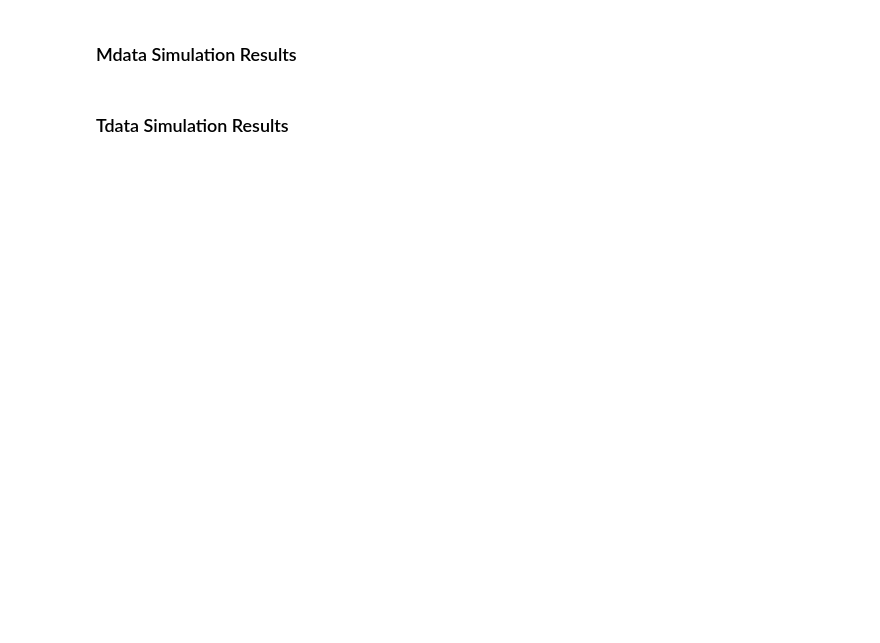
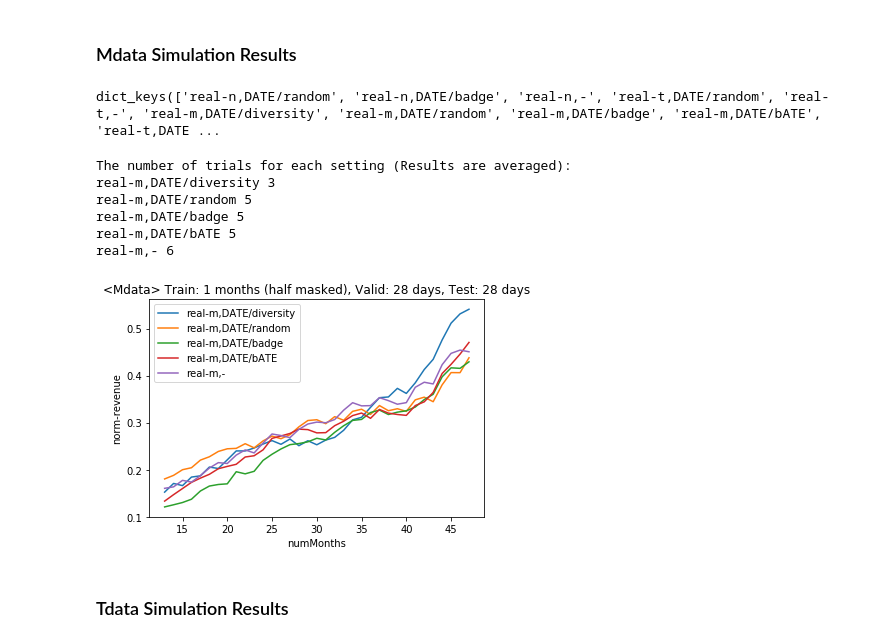
Before and after one commit to Seondong/Customs-Fraud-Detection, a Jupyter notebook: analysis.ipynb, the cells around one changed output. Drawn from its saved outputs; the diff is of its cells as text; code cells hidden in the pictures; blank space fills up the shorter version.

Commit message:
update analysis-week.ipynb

```diff
--- a/analysis.ipynb
+++ b/analysis.ipynb
@@ -5,5 +16,5 @@ import glob
 import os
 pd.options.display.max_columns=50
 # %%
-results = glob.glob('./results/performances/www21-result-*')   # prelim-all-include-semi/
+results = glob.glob('./results/performances/quick-result-*')   # quick- or www21-
 list1, list2 = zip(*sorted(zip([os.stat(result).st_size for result in results], results)))
@@ -65,24 +67,36 @@ df[['data','subsamplings']]
+# %%
+full_results.keys()
+# %% [output]
+dict_keys(['real-n,DATE/random', 'real-n,DATE/badge', 'real-n,-', 'real-t,DATE/random', 'real-t,-', 'real-m,DATE/diversity', 'real-m,DATE/random', 'real-m,DATE/badge', 'real-m,DATE/bATE', 'real-t,DATE ...
 # %%
 plt.figure()
 # info = ','.join(list(df[['data', 'samplings']].iloc[0]))
 
 result_one_dataset = [key for key in full_results.keys() if 'real-m' in key]
 print('The number of trials for each setting (Results are averaged):')
 for key in result_one_dataset:
-     if key != 'real-m,xgb':
-        print(key, len(full_results[key]))
-        avg_result = pd.concat([*full_results[key]], axis=1).mean(axis=1)
-        plt.plot(avg_result.index, avg_result, label=key)
+    print(key, len(full_results[key]))
+    avg_result = pd.concat([*full_results[key]], axis=1).mean(axis=1)
+    plt.plot(avg_result.index, avg_result, label=key)
 
 # # printing test_illicit_rate
 # tir = pd.read_csv(list2[-1])['test_illicit_rate'].rolling(window=7).mean()
 # plt.plot(tir.index, tir, label='Test illicit rate (ref)')
 
-plt.legend(loc='lower right')
+plt.title('<Mdata> Train: 1 months (half masked), Valid: 28 days, Test: 28 days')
+plt.legend(loc='upper left')
 plt.ylabel(var)
-plt.xlabel('numWeeks')
+plt.xlabel('numMonths')
 plt.show()
 plt.close()
+# %% [output]
+The number of trials for each setting (Results are averaged):
+real-m,DATE/diversity 3
+real-m,DATE/random 5
+real-m,DATE/badge 5
+real-m,DATE/bATE 5
+real-m,- 6
+[figure, added]
 # %% [markdown]
 ### Tdata Simulation Results
 # %%
```
Also changed, not shown: parts of 10 cells of this notebook, 5 other files.
